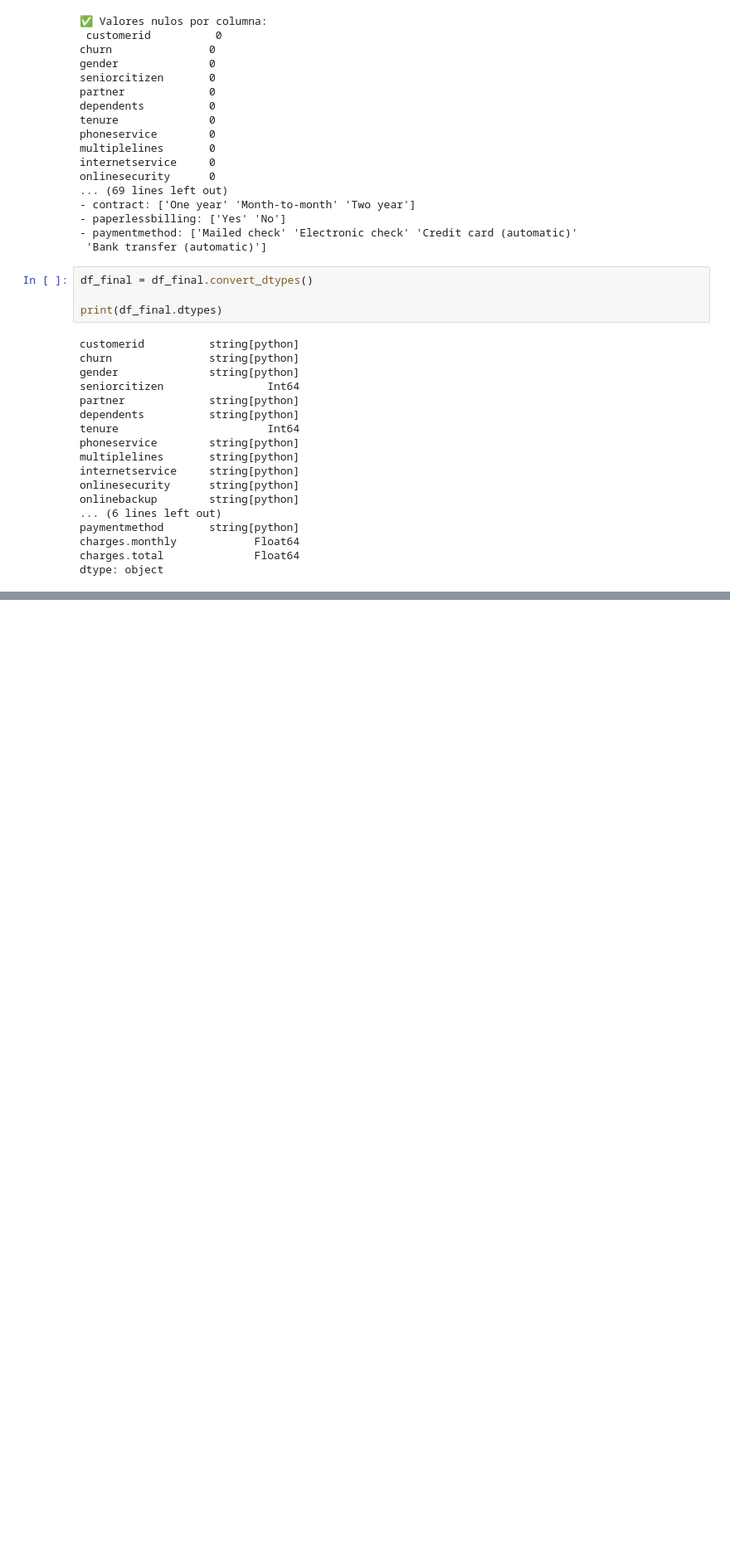
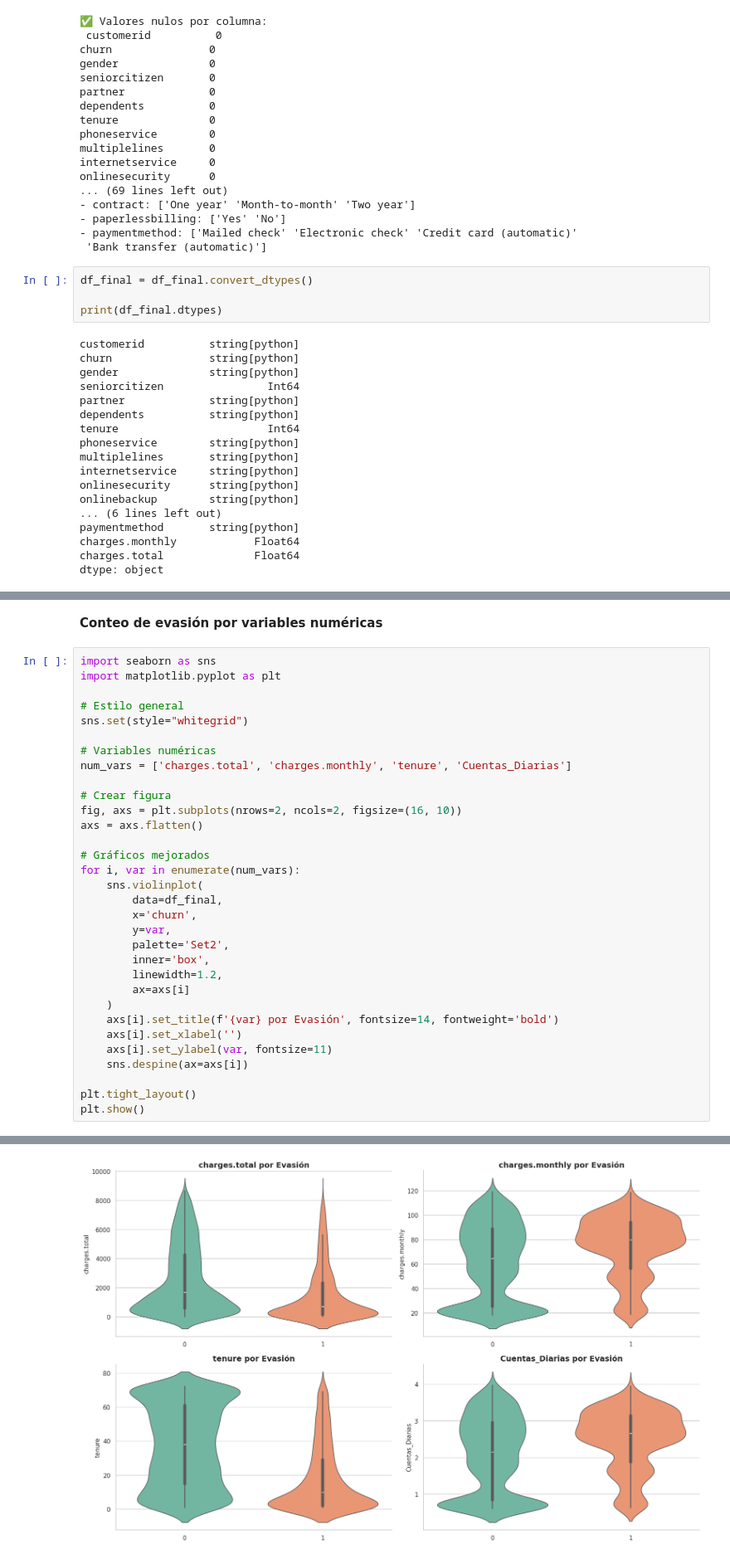
Before and after one commit to YajaGen/Challenge-Telecom, a Jupyter notebook: Telecom.ipynb, the cells around one changed output, grey strips where cells are left out. Shown at 83% size. Saved outputs shown, nothing was run; the diff lists cells and outputs as text; blank space fills up the shorter version.

```diff
--- a/Telecom.ipynb
+++ b/Telecom.ipynb
@@ -227,0 +374,35 @@ dtype: object
+# %% [markdown]
+**Conteo de evasión por variables numéricas**
+# %%
+import seaborn as sns
+import matplotlib.pyplot as plt
+
+# Estilo general
+sns.set(style="whitegrid")
+
+# Variables numéricas
+num_vars = ['charges.total', 'charges.monthly', 'tenure', 'Cuentas_Diarias']
+
+# Crear figura
+fig, axs = plt.subplots(nrows=2, ncols=2, figsize=(16, 10))
+axs = axs.flatten()
+
+# Gráficos mejorados
+for i, var in enumerate(num_vars):
+    sns.violinplot(
+        data=df_final,
+        x='churn',
+        y=var,
+        palette='Set2',
+        inner='box',
+        linewidth=1.2,
+        ax=axs[i]
+    )
+    axs[i].set_title(f'{var} por Evasión', fontsize=14, fontweight='bold')
+    axs[i].set_xlabel('')
+    axs[i].set_ylabel(var, fontsize=11)
+    sns.despine(ax=axs[i])
+
+plt.tight_layout()
+plt.show()
+# %% [output]
@@ -227,0 +424 @@ dtype: object
+[figure, added]
```
Also changed, not shown: parts of 16 cells of this notebook.
